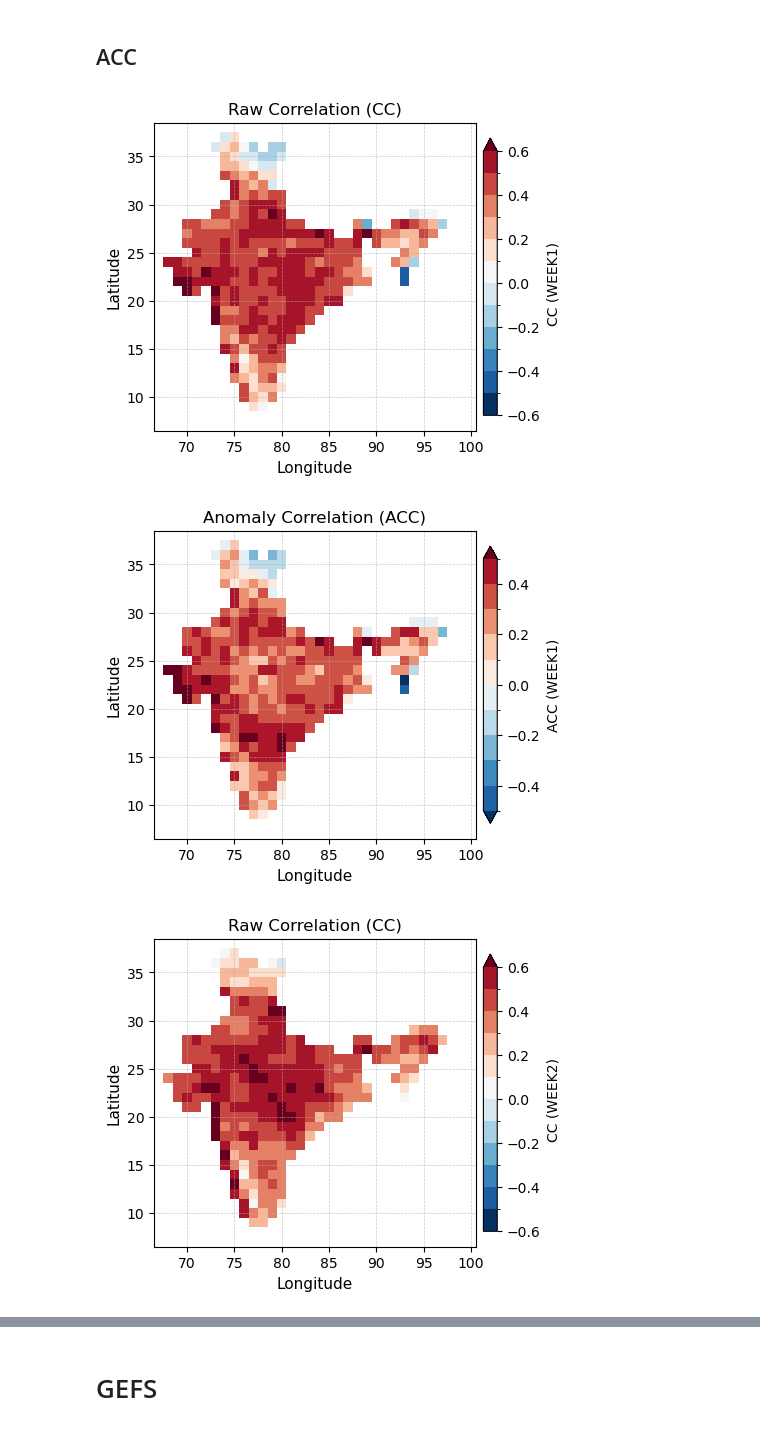
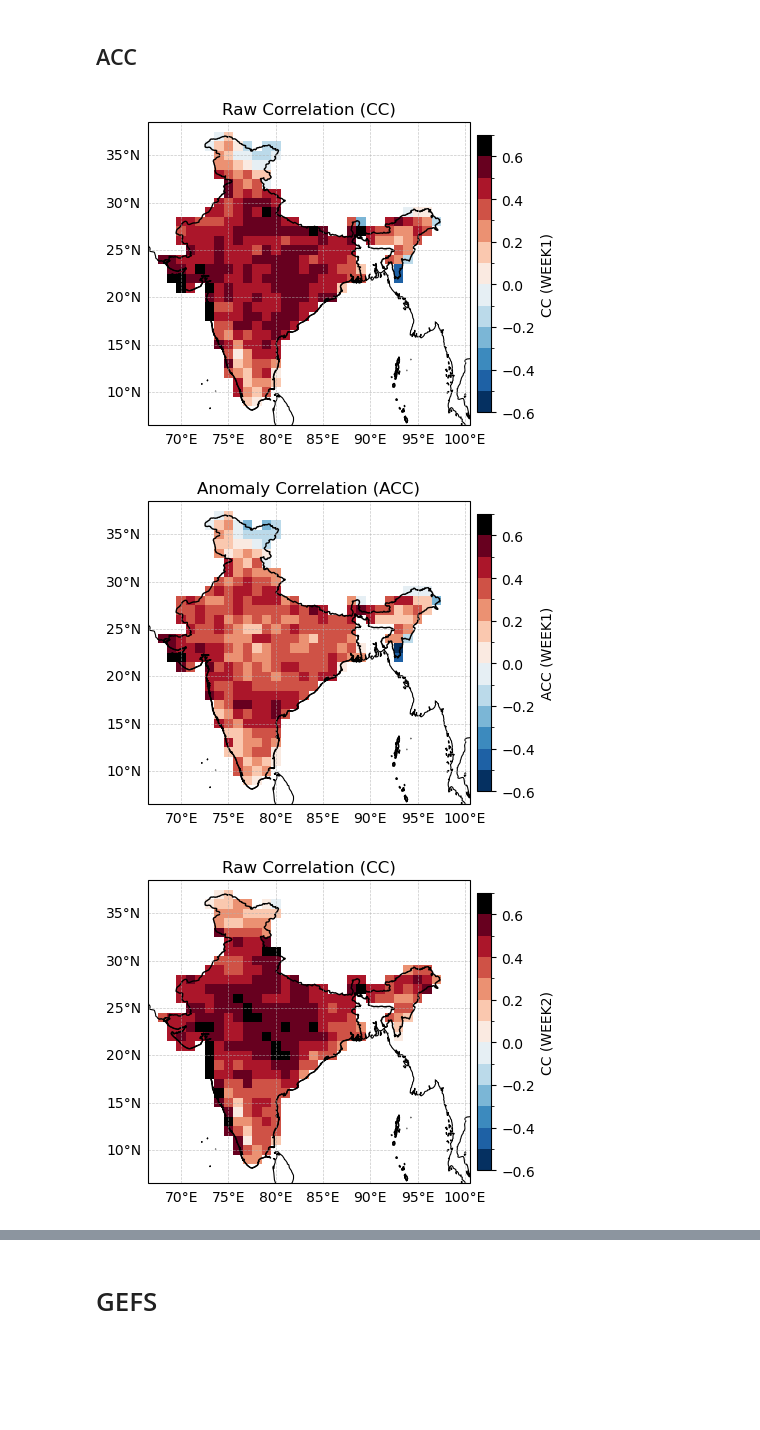
Before and after one commit to emileDesmaili/s2s-ismr-unet, a Jupyter notebook: ACCs.ipynb, the cells around one changed output, grey strips where cells are left out. Saved outputs shown, nothing was run; the diff lists cells and outputs as text; code cells hidden in the pictures; blank space fills up the shorter version.

```diff
--- a/ACCs.ipynb
+++ b/ACCs.ipynb
@@ -131,5 +177,23 @@ plt.savefig(f'figures/{model}_{obs}/climo.pdf', dpi=300, bbox_inches='tight')
 # %% [markdown]
 ## ACC
+# %%
+# Levels for correlation
+levels = [-0.6, -0.5, -0.4, -0.3, -0.2, -0.1, 0,
+          0.1, 0.2, 0.3, 0.4, 0.5, 0.6, 0.8]  # add upper bin for >0.6
+
+# Get the colormap
+base_cmap = cm.get_cmap("RdBu_r")
+
+# Sample evenly across the cmap for original bins (up to 0.6)
+n_bins = len(levels) - 2  # exclude last "extra" bin for purple
+custom_colors = [base_cmap(i / (n_bins - 1)) for i in range(n_bins)]
+
+# Add purple for >0.6
+custom_colors.append("black")
+
+# Build colormap + norm
+cmap = mcolors.ListedColormap(custom_colors)
+norm = mcolors.BoundaryNorm(levels, ncolors=len(custom_colors))
 # %%
 # Forecasts and observations by lead week
 x_weeks = {
@@ -347,49 +457,73 @@ for week_name in x_weeks:
     cc = xr.corr(x, y, dim='T')
     acc = xr.corr(x_anom, y_anom, dim='T')
 
-    # Plotting
     # --- Plot CC ---
-    fig, ax = plt.subplots(figsize=(5, 4))
+    fig, ax = plt.subplots(figsize=(5, 4), subplot_kw={'projection': ccrs.PlateCarree()})
     cc.plot(
         ax=ax,
-        vmin=-0.4, vmax=0.4, cmap='RdBu_r',
-        levels=[-0.6, -0.5, -0.4, -0.3, -0.2, -0.1, 0, 0.1, 0.2, 0.3, 0.4, 0.5, 0.6],
+        cmap=cmap, norm=norm, levels=levels,
         cbar_kwargs={
             'label': f'CC ({week_name.upper()})',
             'shrink': 0.9, 'pad': 0.02, 'orientation': 'vertical'
-        }
+        },
+        transform=ccrs.PlateCarree()
     )
     ax.set_title("Raw Correlation (CC)", fontsize=12)
     ax.set_xlabel("Longitude", fontsize=11)
     ax.set_ylabel("Latitude", fontsize=11)
-    ax.grid(True, linestyle="--", linewidth=0.5, alpha=0.7)
-    plt.xticks(fontsize=10)
-    plt.yticks(fontsize=10)
+
+    # Cartopy features
+    ax.add_feature(cfeature.COASTLINE, linewidth=0.8)
+
+    # Gridlines
+    gl = ax.gridlines(draw_labels=True, linestyle="--", linewidth=0.5, alpha=0.7)
+    gl.top_labels = False
+    gl.right_labels = False
+    gl.xlabel_style = {"size": 10}
+    gl.ylabel_style = {"size": 10}
+
+    for shape_name in ['indian_borders']:  # Shape names
+        reader = cartopy.io.shapereader.Reader(f'shapes/{shape_name}.shp')  # Adjust path if needed
+        ax.add_geometries(reader.geometries(), ccrs.PlateCarree(), facecolor='none', edgecolor='black')
+
     plt.savefig(f'figures/{model}_{obs}/CC_{week_name}.pdf', dpi=300, bbox_inches='tight')
     plt.show()
     plt.close()
 
+
     # --- Plot ACC ---
-    fig, ax = plt.subplots(figsize=(5, 4))
+    fig, ax = plt.subplots(figsize=(5, 4), subplot_kw={'projection': ccrs.PlateCarree()})
     acc.plot(
         ax=ax,
-        vmin=-0.4, vmax=0.4, cmap='RdBu_r',
-        levels=[-0.5, -0.4, -0.3, -0.2, -0.1, 0, 0.1, 0.2, 0.3, 0.4, 0.5],
+        cmap=cmap, norm=norm, levels=levels,
         cbar_kwargs={
             'label': f'ACC ({week_name.upper()})',
             'shrink': 0.9, 'pad': 0.02, 'orientation': 'vertical'
-        }
+        },
+        transform=ccrs.PlateCarree()
     )
     ax.set_title("Anomaly Correlation (ACC)", fontsize=12)
     ax.set_xlabel("Longitude", fontsize=11)
     ax.set_ylabel("Latitude", fontsize=11)
-    ax.grid(True, linestyle="--", linewidth=0.5, alpha=0.7)
-    plt.xticks(fontsize=10)
-    plt.yticks(fontsize=10)
+
+    # Cartopy features
+    ax.add_feature(cfeature.COASTLINE, linewidth=0.8)
+
+    # Gridlines
+    gl = ax.gridlines(draw_labels=True, linestyle="--", linewidth=0.5, alpha=0.7)
+    gl.top_labels = False
+    gl.right_labels = False
+    gl.xlabel_style = {"size": 10}
+    gl.ylabel_style = {"size": 10}
+
+    for shape_name in ['indian_borders']:  # Shape names
+        reader = cartopy.io.shapereader.Reader(f'shapes/{shape_name}.shp')  # Adjust path if needed
+        ax.add_geometries(reader.geometries(), ccrs.PlateCarree(), facecolor='none', edgecolor='black')
+
     plt.savefig(f'figures/{model}_{obs}/ACC_{week_name}.pdf', dpi=300, bbox_inches='tight')
     plt.show()
     plt.close()
 # %% [output]
-[figure, old version]
+[figure, new version]
-[figure, old version]
+[figure, new version]
-[figure, old version]
+[figure, new version]
```
Also changed, not shown: parts of 10 cells of this notebook, 3 other files.
